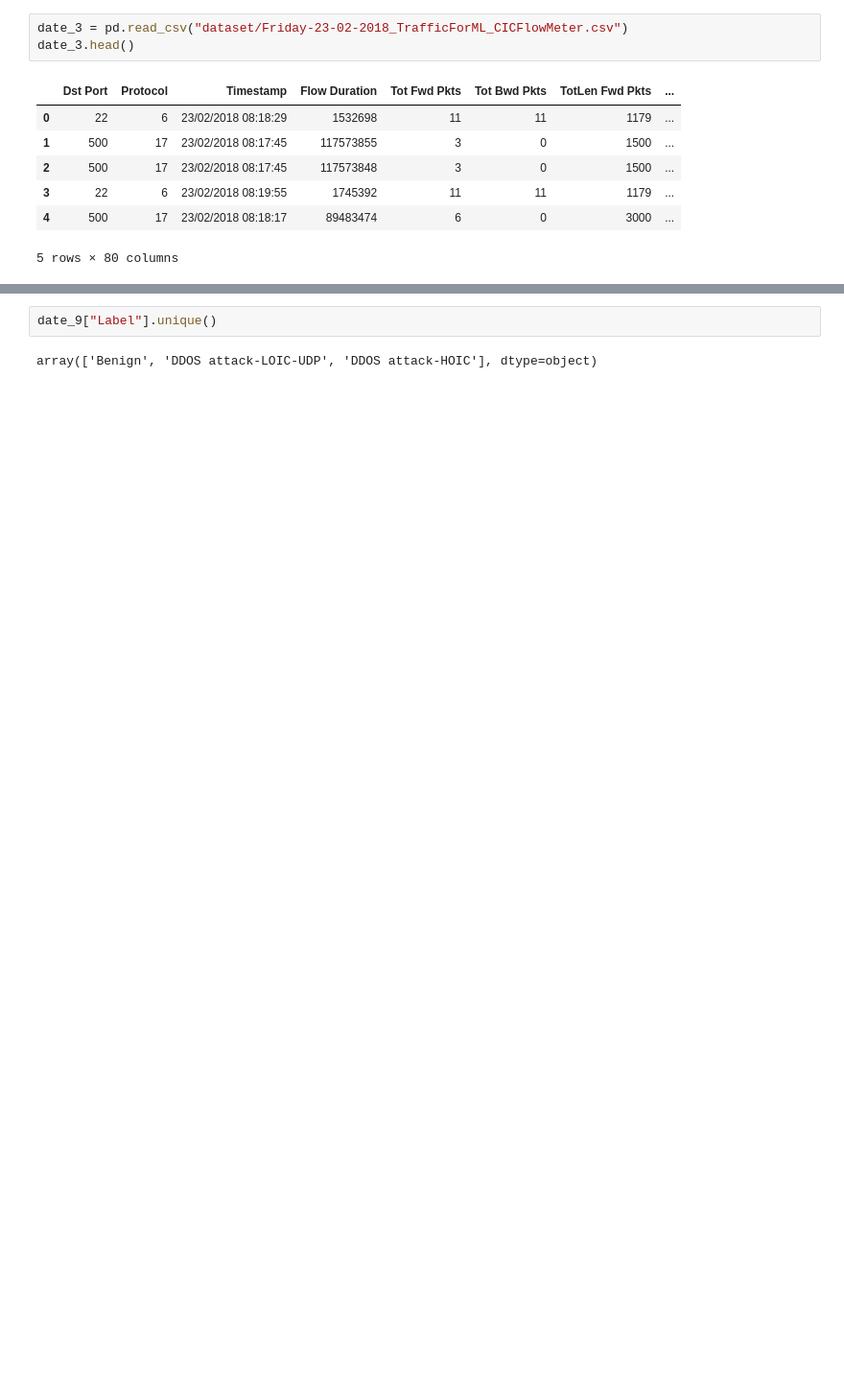
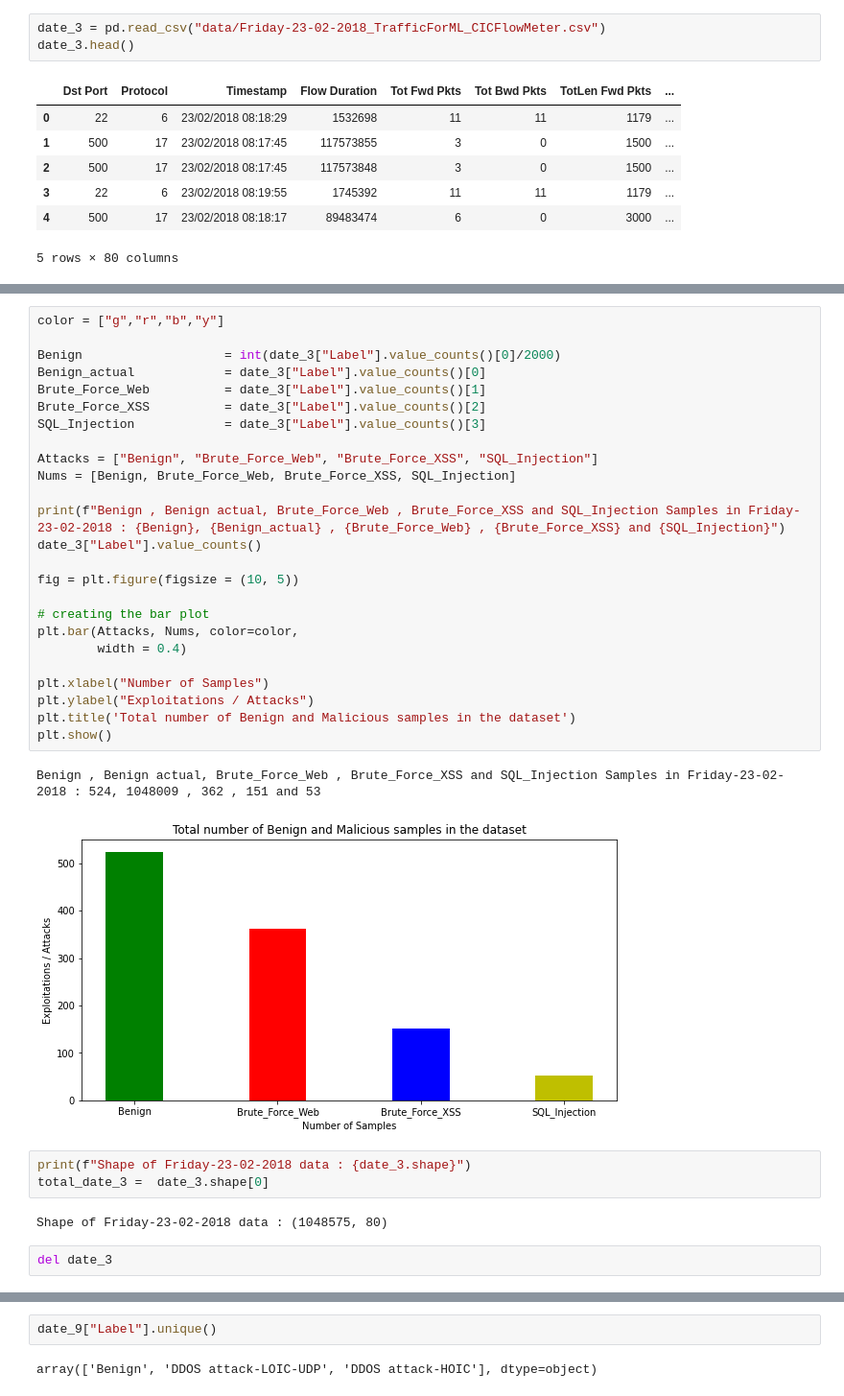
Before and after one commit to shahanHasan/Intrusion-Detection-System-Adversarial-Attacks-, a Jupyter notebook: IDS.ipynb, the cells around one changed output, grey strips where cells are left out. Shown: that part at 96% size. Saved outputs shown, nothing was run; the diff lists cells and outputs as text; blank space fills up the shorter version.

```diff
--- a/IDS.ipynb
+++ b/IDS.ipynb
@@ -26,5 +82,5 @@ date_2.head()
 # %%
-date_3 = pd.read_csv("dataset/Friday-23-02-2018_TrafficForML_CICFlowMeter.csv")
+date_3 = pd.read_csv("data/Friday-23-02-2018_TrafficForML_CICFlowMeter.csv")
 date_3.head()
 # %% [output]
 |  | Dst Port | Protocol | Timestamp | Flow Duration | Tot Fwd Pkts | Tot Bwd Pkts | TotLen Fwd Pkts | ... |
@@ -36,0 +101,35 @@ date_3.head()
+# %%
+color = ["g","r","b","y"]
+
+Benign                   = int(date_3["Label"].value_counts()[0]/2000)
+Benign_actual            = date_3["Label"].value_counts()[0]
+Brute_Force_Web          = date_3["Label"].value_counts()[1]
+Brute_Force_XSS          = date_3["Label"].value_counts()[2]
+SQL_Injection            = date_3["Label"].value_counts()[3]
+
+Attacks = ["Benign", "Brute_Force_Web", "Brute_Force_XSS", "SQL_Injection"]
+Nums = [Benign, Brute_Force_Web, Brute_Force_XSS, SQL_Injection]
+
+print(f"Benign , Benign actual, Brute_Force_Web , Brute_Force_XSS and SQL_Injection Samples in Friday-23-02-2018 : {Benign}, {Benign_actual} , {Brute_Force_Web} , {Brute_Force_XSS} and {SQL_Injection}")
+date_3["Label"].value_counts()
+
+fig = plt.figure(figsize = (10, 5))
+
+# creating the bar plot
+plt.bar(Attacks, Nums, color=color,
+        width = 0.4)
+
+plt.xlabel("Number of Samples")
+plt.ylabel("Exploitations / Attacks")
+plt.title('Total number of Benign and Malicious samples in the dataset')
+plt.show()
+# %% [output]
+Benign , Benign actual, Brute_Force_Web , Brute_Force_XSS and SQL_Injection Samples in Friday-23-02-2018 : 524, 1048009 , 362 , 151 and 53
+[figure, added]
+# %%
+print(f"Shape of Friday-23-02-2018 data : {date_3.shape}")
+total_date_3 =  date_3.shape[0]
+# %% [output]
+Shape of Friday-23-02-2018 data : (1048575, 80)
+# %%
+del date_3
```
Also changed, not shown: parts of 38 cells of this notebook, 2 other files.
